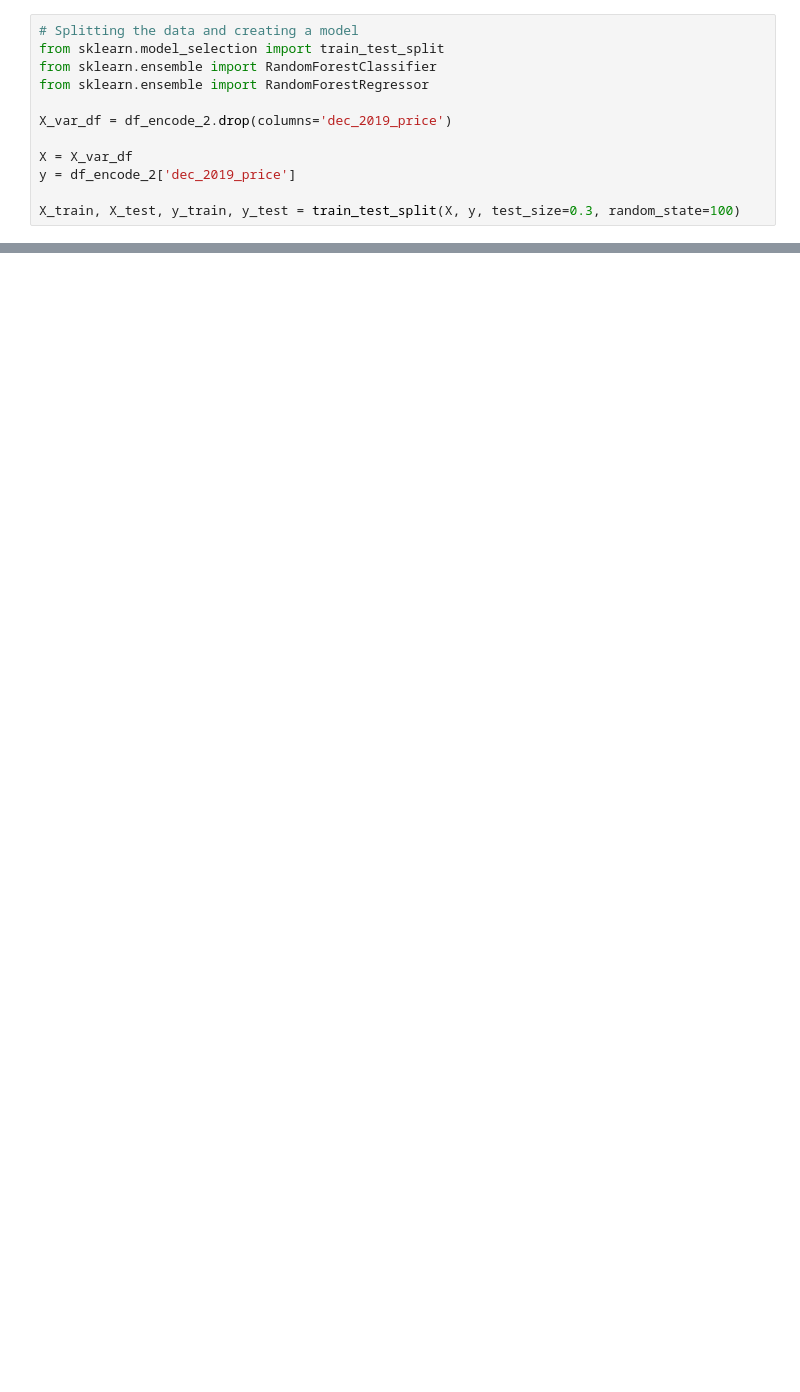
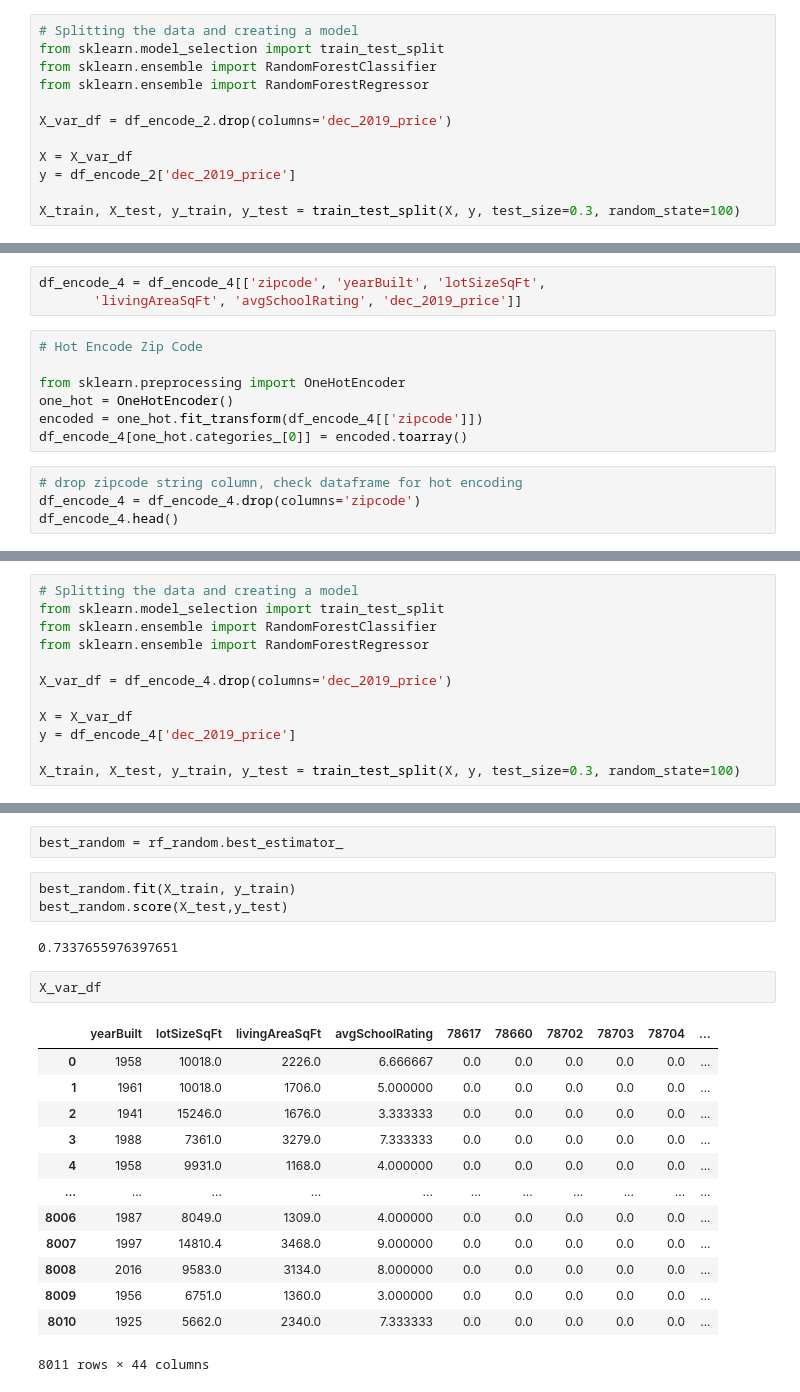
Before and after one commit to raneymjohnGit/Austin_TX_House_Listings, a Jupyter notebook: Jayan/Analysis/Machine_Learning_Models_with_Cleaned_Data,_Feature_Selection,_Grid_Search.ipynb, the cells around one changed output, grey strips where cells are left out. Drawn from its saved outputs; the diff is of its cells as text; blank space fills up the shorter version.

```diff
--- a/Jayan/Analysis/Machine_Learning_Models_with_Cleaned_Data,_Feature_Selection,_Grid_Search.ipynb
+++ b/Jayan/Analysis/Machine_Learning_Models_with_Cleaned_Data,_Feature_Selection,_Grid_Search.ipynb
@@ -412,0 +465,14 @@ clf.score(X_test,y_test)
+# %%
+df_encode_4 = df_encode_4[['zipcode', 'yearBuilt', 'lotSizeSqFt',
+       'livingAreaSqFt', 'avgSchoolRating', 'dec_2019_price']]
+# %%
+# Hot Encode Zip Code
+
+from sklearn.preprocessing import OneHotEncoder
+one_hot = OneHotEncoder()
+encoded = one_hot.fit_transform(df_encode_4[['zipcode']])
+df_encode_4[one_hot.categories_[0]] = encoded.toarray()
+# %%
+# drop zipcode string column, check dataframe for hot encoding
+df_encode_4 = df_encode_4.drop(columns='zipcode')
+df_encode_4.head()
@@ -412,0 +486,12 @@ clf.score(X_test,y_test)
+# %%
+# Splitting the data and creating a model
+from sklearn.model_selection import train_test_split
+from sklearn.ensemble import RandomForestClassifier
+from sklearn.ensemble import RandomForestRegressor
+
+X_var_df = df_encode_4.drop(columns='dec_2019_price')
+
+X = X_var_df
+y = df_encode_4['dec_2019_price']
+
+X_train, X_test, y_train, y_test = train_test_split(X, y, test_size=0.3, random_state=100)
@@ -412,0 +600,23 @@ clf.score(X_test,y_test)
+# %%
+best_random = rf_random.best_estimator_
+# %%
+best_random.fit(X_train, y_train)
+best_random.score(X_test,y_test)
+# %% [output]
+0.7337655976397651
+# %%
+X_var_df
+# %% [output]
+|  | yearBuilt | lotSizeSqFt | livingAreaSqFt | avgSchoolRating | 78617 | 78660 | 78702 | 78703 | 78704 | ... |
+| 0 | 1958 | 10018.0 | 2226.0 | 6.666667 | 0.0 | 0.0 | 0.0 | 0.0 | 0.0 | ... |
+| 1 | 1961 | 10018.0 | 1706.0 | 5.000000 | 0.0 | 0.0 | 0.0 | 0.0 | 0.0 | ... |
+| 2 | 1941 | 15246.0 | 1676.0 | 3.333333 | 0.0 | 0.0 | 0.0 | 0.0 | 0.0 | ... |
+| 3 | 1988 | 7361.0 | 3279.0 | 7.333333 | 0.0 | 0.0 | 0.0 | 0.0 | 0.0 | ... |
+| 4 | 1958 | 9931.0 | 1168.0 | 4.000000 | 0.0 | 0.0 | 0.0 | 0.0 | 0.0 | ... |
+| ... | ... | ... | ... | ... | ... | ... | ... | ... | ... | ... |
+| 8006 | 1987 | 8049.0 | 1309.0 | 4.000000 | 0.0 | 0.0 | 0.0 | 0.0 | 0.0 | ... |
+| 8007 | 1997 | 14810.4 | 3468.0 | 9.000000 | 0.0 | 0.0 | 0.0 | 0.0 | 0.0 | ... |
+| 8008 | 2016 | 9583.0 | 3134.0 | 8.000000 | 0.0 | 0.0 | 0.0 | 0.0 | 0.0 | ... |
+| 8009 | 1956 | 6751.0 | 1360.0 | 3.000000 | 0.0 | 0.0 | 0.0 | 0.0 | 0.0 | ... |
+| 8010 | 1925 | 5662.0 | 2340.0 | 7.333333 | 0.0 | 0.0 | 0.0 | 0.0 | 0.0 | ... |
+8011 rows × 44 columns
```
Also changed, not shown: parts of 28 cells of this notebook.
